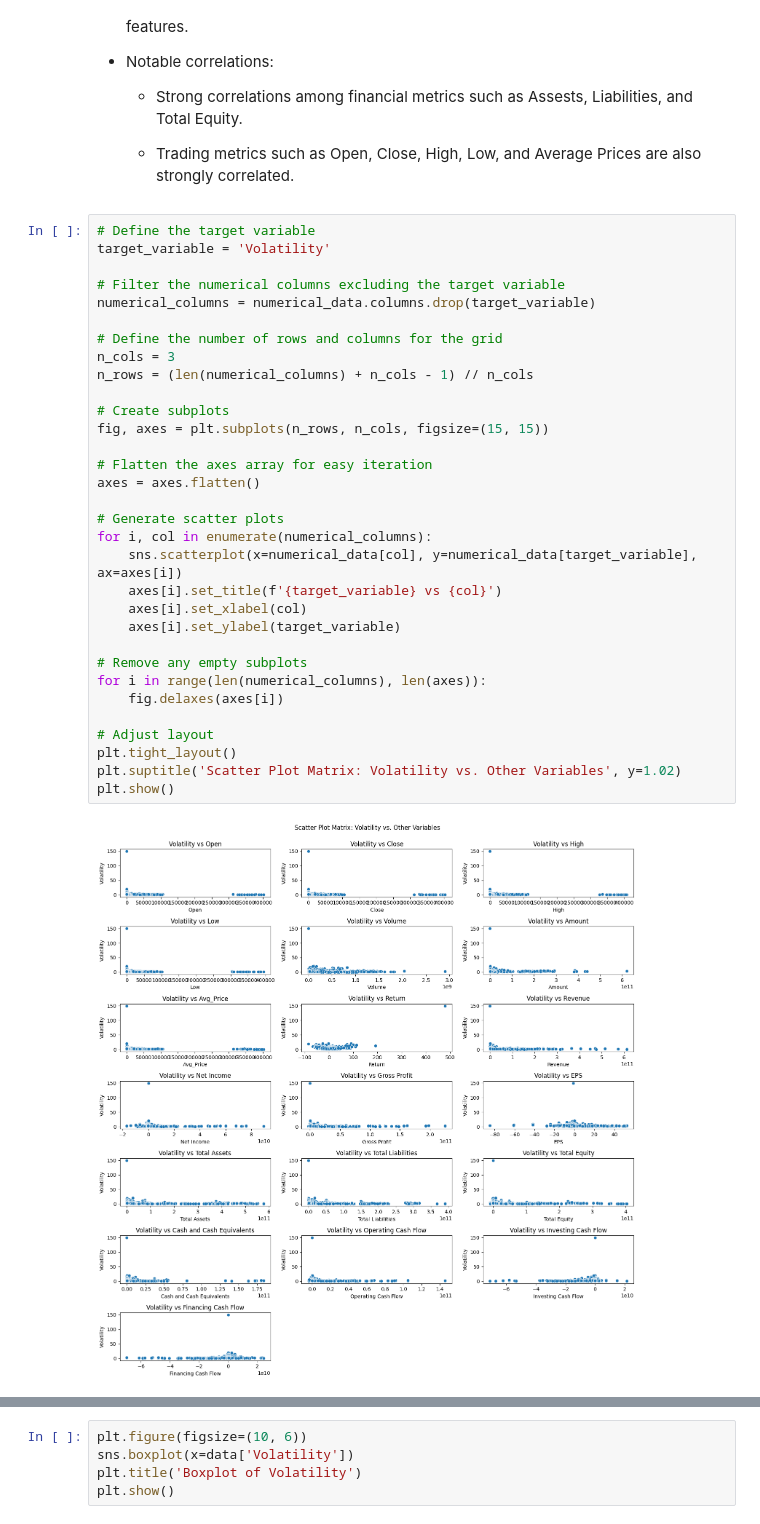
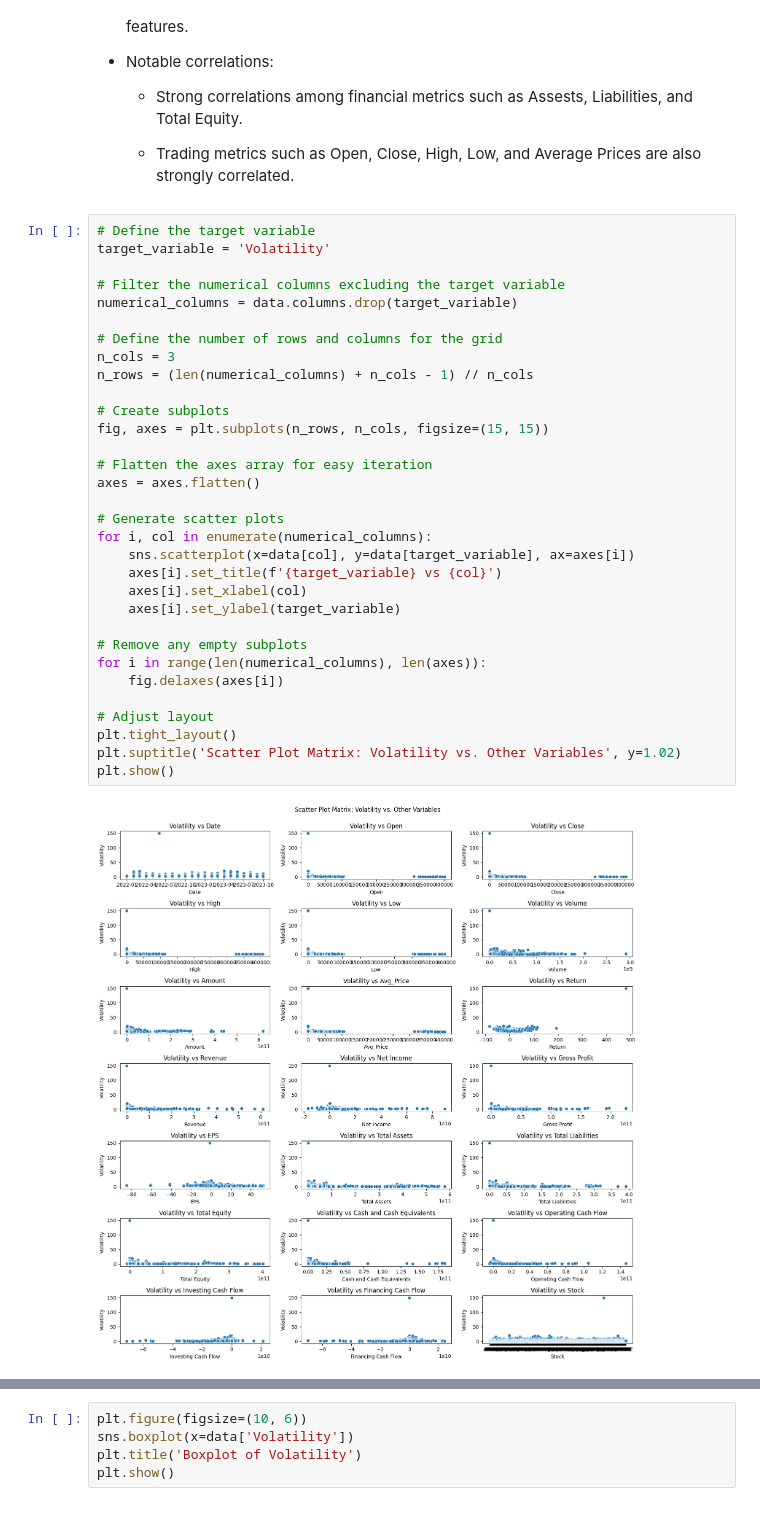
Before and after one commit to Billz942/Mining-Knowledge-from-Data, a Jupyter notebook: Elahi_34200223.ipynb, the cells around one changed output, grey strips where cells are left out. Drawn from its saved outputs; the diff is of its cells as text.

```diff
--- a/Elahi_34200223.ipynb
+++ b/Elahi_34200223.ipynb
@@ -254,35 +255,35 @@ plt.show()
 # Define the target variable
 target_variable = 'Volatility'
 
 # Filter the numerical columns excluding the target variable
-numerical_columns = numerical_data.columns.drop(target_variable)
+numerical_columns = data.columns.drop(target_variable)
 
 # Define the number of rows and columns for the grid
 n_cols = 3
 n_rows = (len(numerical_columns) + n_cols - 1) // n_cols
 
 # Create subplots
 fig, axes = plt.subplots(n_rows, n_cols, figsize=(15, 15))
 
 # Flatten the axes array for easy iteration
 axes = axes.flatten()
 
 # Generate scatter plots
 for i, col in enumerate(numerical_columns):
-    sns.scatterplot(x=numerical_data[col], y=numerical_data[target_variable], ax=axes[i])
+    sns.scatterplot(x=data[col], y=data[target_variable], ax=axes[i])
     axes[i].set_title(f'{target_variable} vs {col}')
     axes[i].set_xlabel(col)
     axes[i].set_ylabel(target_variable)
 
 # Remove any empty subplots
 for i in range(len(numerical_columns), len(axes)):
     fig.delaxes(axes[i])
 
 # Adjust layout
 plt.tight_layout()
 plt.suptitle('Scatter Plot Matrix: Volatility vs. Other Variables', y=1.02)
 plt.show()
 # %% [output]
-[figure, old version]
+[figure, new version]
 # %%
 # Create a scatter plot matrix with 'Volatility' against all other variables, colored by 'Stock'
```
Also changed, not shown: parts of 28 cells of this notebook.
